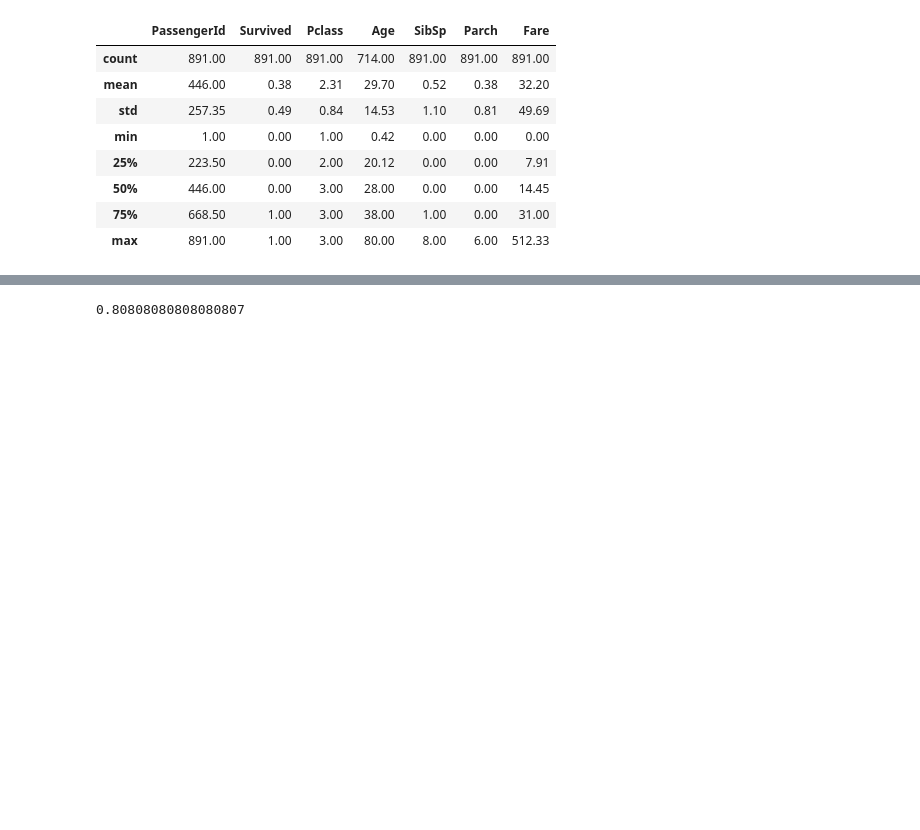
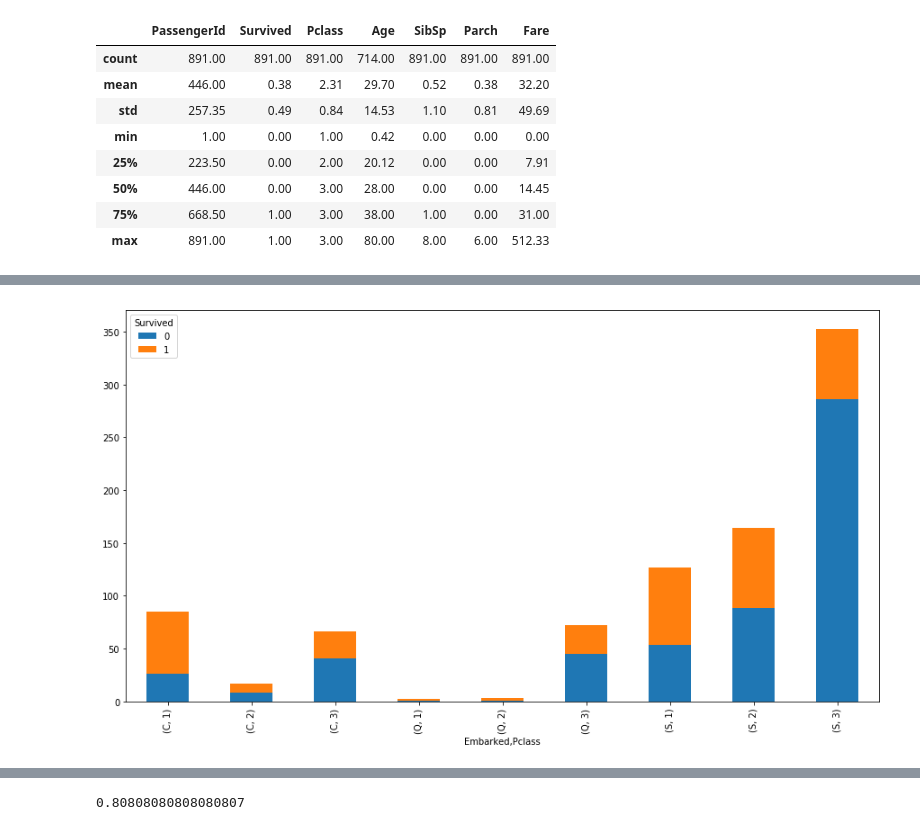
Before and after one commit to erlong15/bigdata_homework, a Jupyter notebook: homework5/titanic.ipynb, the cells around one changed output, grey strips where cells are left out. Saved outputs shown, nothing was run; the diff lists cells and outputs as text; code cells hidden in the pictures; blank space fills up the shorter version.

```diff
--- a/homework5/titanic.ipynb
+++ b/homework5/titanic.ipynb
@@ -66,0 +131,4 @@ df[df['Cabin'].isnull()==False]
+# %%
+df.groupby(['Embarked','Pclass', 'Survived']).size().unstack().plot(kind='bar', stacked=True);
+# %% [output]
+[figure, added]
```
Also changed, not shown: parts of 24 cells of this notebook.
